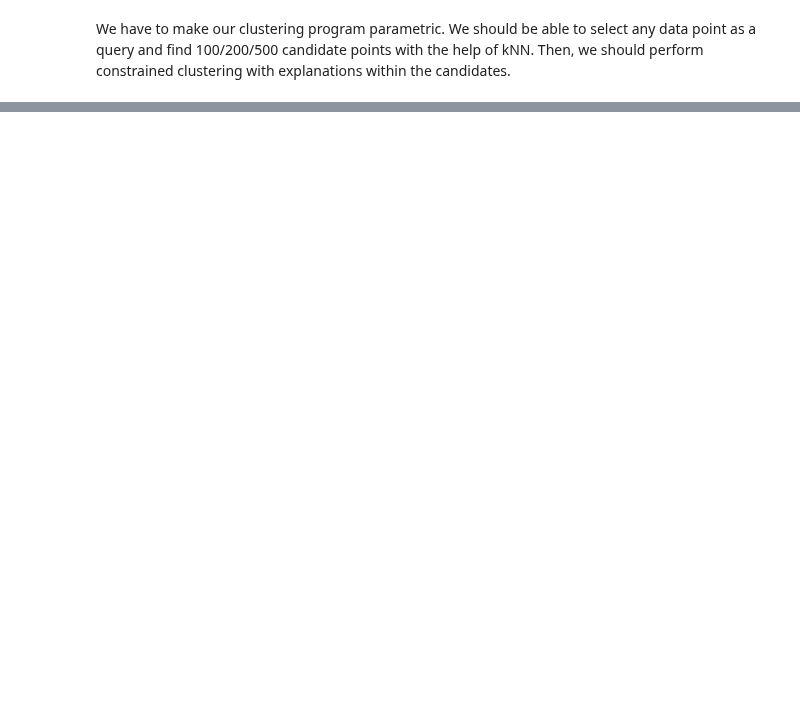
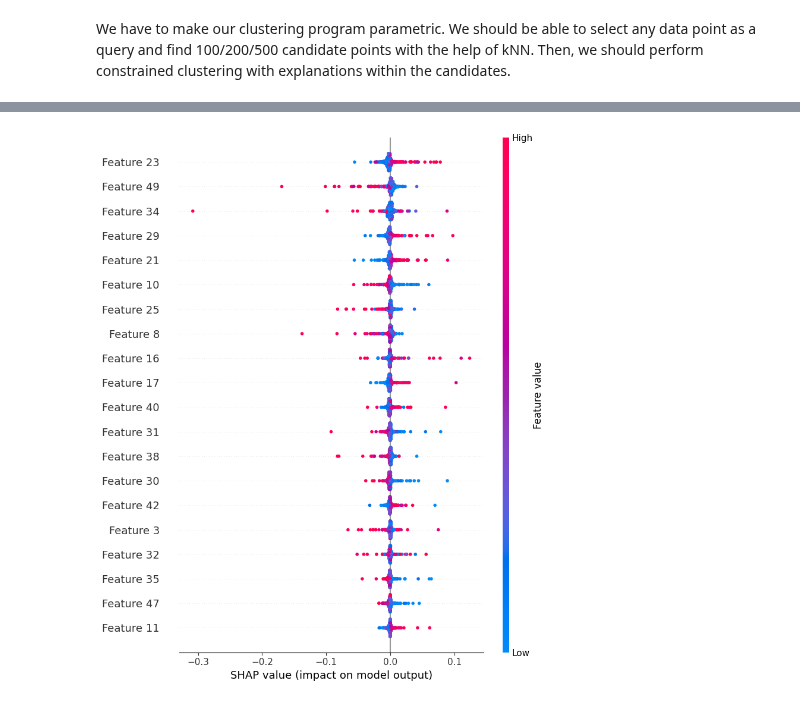
Before and after one commit to Revanchist317/ATiML-Project, a Jupyter notebook: PASCAL_constrained_clustering.ipynb, the cells around one changed output, grey strips where cells are left out. Saved outputs shown, nothing was run; the diff lists cells and outputs as text; code cells hidden in the pictures; blank space fills up the shorter version.

```diff
--- a/PASCAL_constrained_clustering.ipynb
+++ b/PASCAL_constrained_clustering.ipynb
@@ -1166,0 +1277,5 @@ ValueError: setting an array element with a sequence. The requested array has an
+# %%
+# average impact a feature has on the predictions of the model -> global
+shap.summary_plot(shap_values, x_nns)
+# %% [output]
+[figure, added]
```
Also changed, not shown: parts of 17 cells of this notebook.
